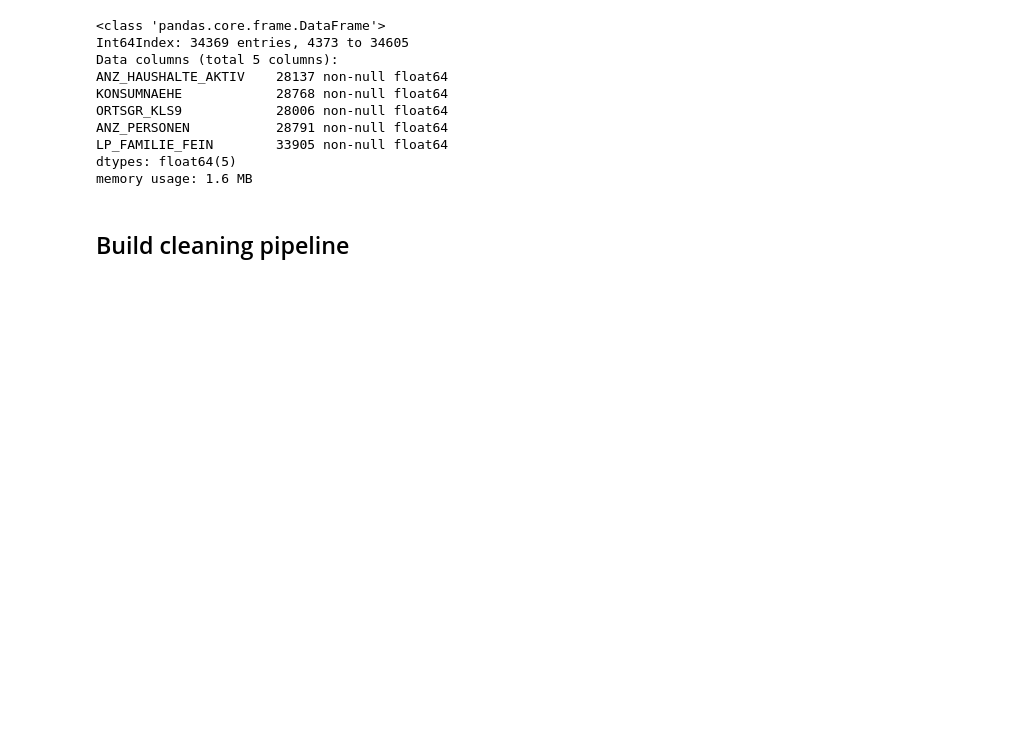
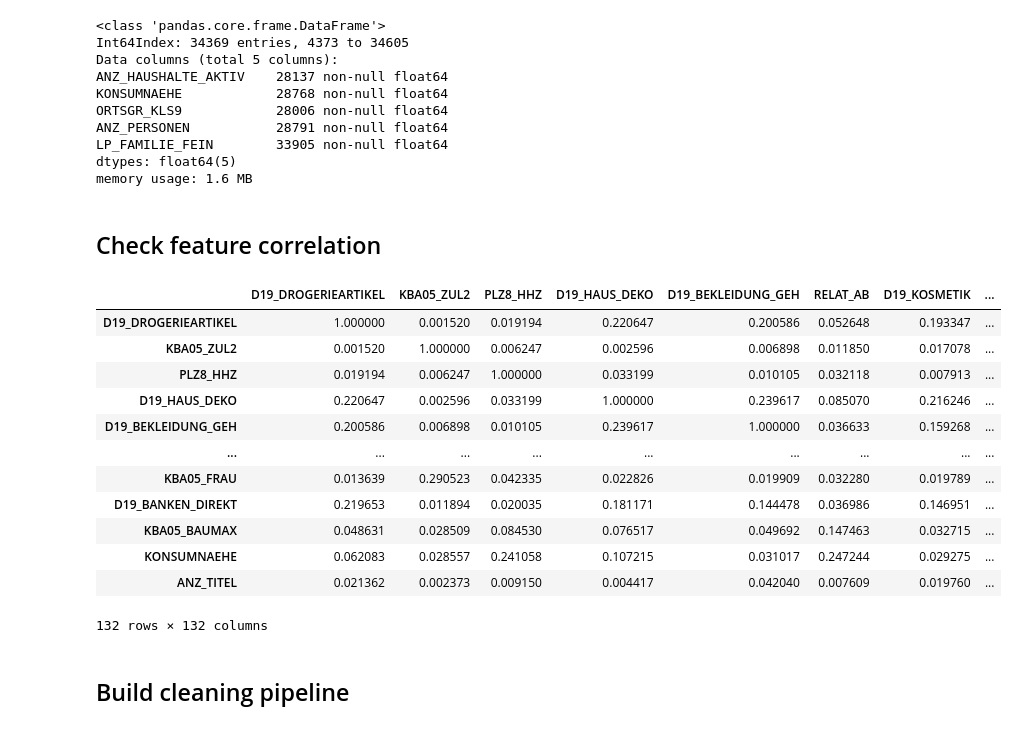
Before and after one commit to korntewin/capstone-arvato-customer-segmentation, a Jupyter notebook: Arvato Project Workbook.ipynb, the cells around one changed output. Drawn from its saved outputs; the diff is of its cells as text; code cells hidden in the pictures; blank space fills up the shorter version.

Commit message:
add check correlation function

```diff
--- a/Arvato Project Workbook.ipynb
+++ b/Arvato Project Workbook.ipynb
@@ -868,6 +868,55 @@ ANZ_PERSONEN           28791 non-null float64
 LP_FAMILIE_FEIN        33905 non-null float64
 dtypes: float64(5)
 memory usage: 1.6 MB
+# %% [markdown]
+## Check feature correlation
+# %%
+def check_high_correlation(corr_matrix, threshold = 0.7) -> t.List[str]:
+    '''Identify appropriate features which correlation is less than certain threshold
+    '''
+
+    corr_idx = corr_matrix.index.values
+    all_features = list(corr_matrix.columns.values)
+    selected_features = list(corr_matrix.columns.values)
+    high_corr_features = []
+
+    # select any features and identify the correlation with all the other features
+    # delete such feature that too highly correlated with any feature in the selected list
+    for select_feature in all_features:
+        for comp_feature in selected_features:
+
+            # only compare different feature
+            if select_feature != comp_feature:
+                comp_idx = corr_idx = comp_feature
+                corr = corr_matrix[select_feature].loc[comp_idx]
+
+                # if the select feature does have corr greater than threshold
+                # remove such feature from the output features
+                if corr > threshold:
+                    selected_features.remove(select_feature)
+                    high_corr_features.append(select_feature)
+                    break
+
+    return selected_features, high_corr_features
+# %%
+_, sv_high_corr_features = check_high_correlation(add_train_X.corr().abs())
+# %%
+# results correlation
+add_train_X[list(set(all_feature_contains) - set(sv_high_corr_features))].corr().abs()
+# %% [output]
+|  | D19_DROGERIEARTIKEL | KBA05_ZUL2 | PLZ8_HHZ | D19_HAUS_DEKO | D19_BEKLEIDUNG_GEH | RELAT_AB | D19_KOSMETIK | ... |
+| D19_DROGERIEARTIKEL | 1.000000 | 0.001520 | 0.019194 | 0.220647 | 0.200586 | 0.052648 | 0.193347 | ... |
+| KBA05_ZUL2 | 0.001520 | 1.000000 | 0.006247 | 0.002596 | 0.006898 | 0.011850 | 0.017078 | ... |
+| PLZ8_HHZ | 0.019194 | 0.006247 | 1.000000 | 0.033199 | 0.010105 | 0.032118 | 0.007913 | ... |
+| D19_HAUS_DEKO | 0.220647 | 0.002596 | 0.033199 | 1.000000 | 0.239617 | 0.085070 | 0.216246 | ... |
+| D19_BEKLEIDUNG_GEH | 0.200586 | 0.006898 | 0.010105 | 0.239617 | 1.000000 | 0.036633 | 0.159268 | ... |
+| ... | ... | ... | ... | ... | ... | ... | ... | ... |
+| KBA05_FRAU | 0.013639 | 0.290523 | 0.042335 | 0.022826 | 0.019909 | 0.032280 | 0.019789 | ... |
+| D19_BANKEN_DIREKT | 0.219653 | 0.011894 | 0.020035 | 0.181171 | 0.144478 | 0.036986 | 0.146951 | ... |
+| KBA05_BAUMAX | 0.048631 | 0.028509 | 0.084530 | 0.076517 | 0.049692 | 0.147463 | 0.032715 | ... |
+| KONSUMNAEHE | 0.062083 | 0.028557 | 0.241058 | 0.107215 | 0.031017 | 0.247244 | 0.029275 | ... |
+| ANZ_TITEL | 0.021362 | 0.002373 | 0.009150 | 0.004417 | 0.042040 | 0.007609 | 0.019760 | ... |
+132 rows × 132 columns
 # %% [markdown]
 ## Build cleaning pipeline
 # %%
```
